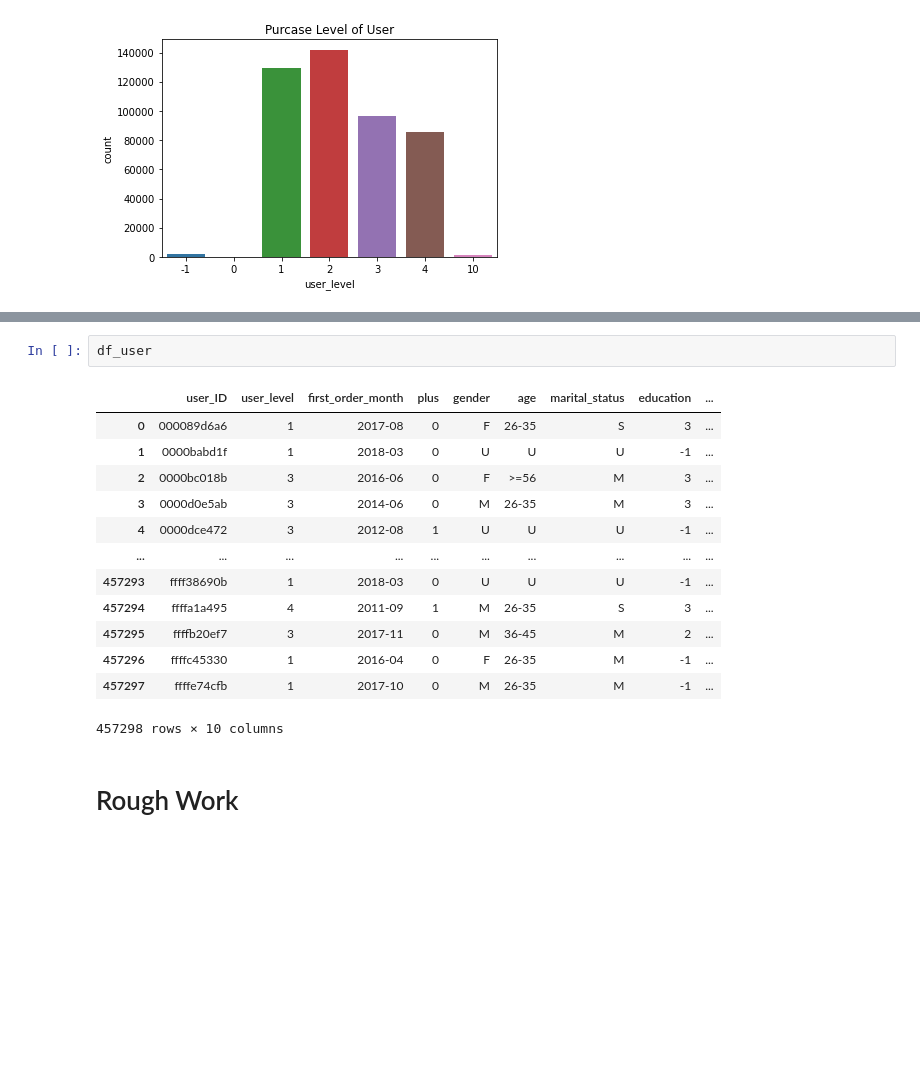
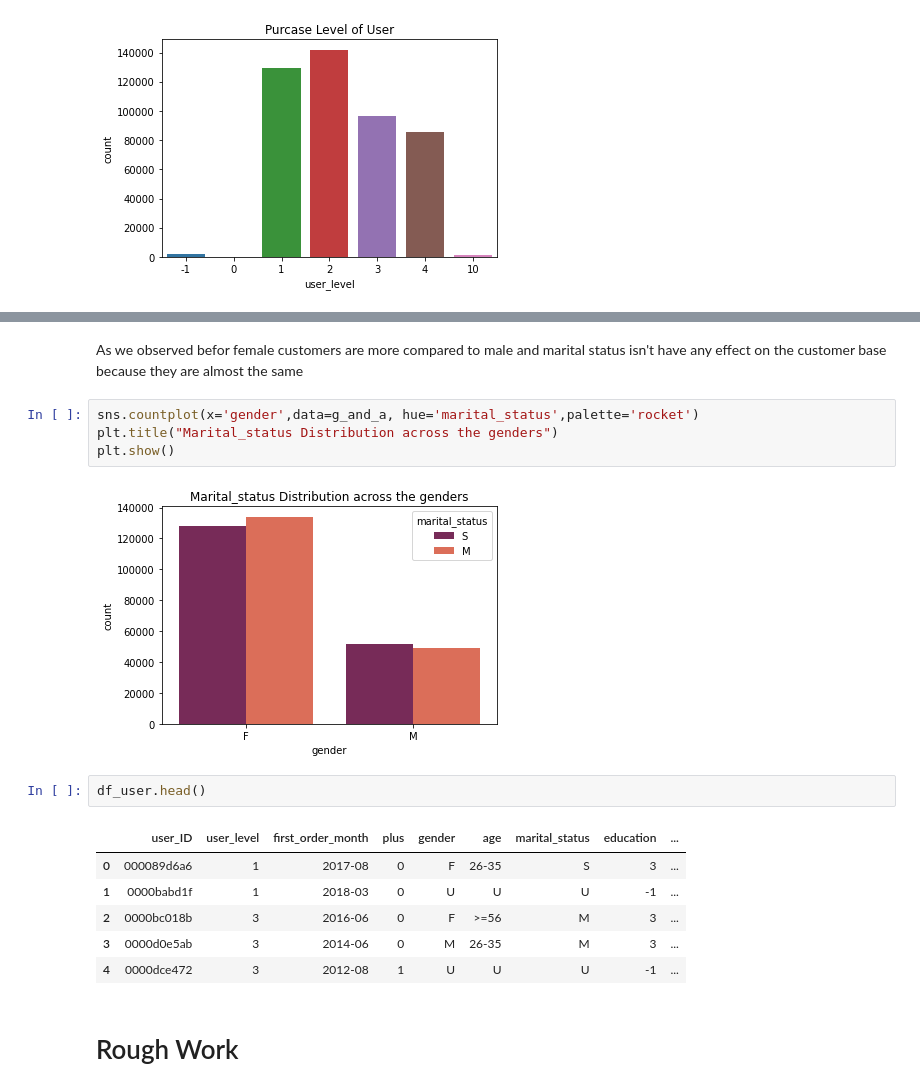
Before and after one commit to porallapradhyumna/Bussiness_Analysis-on-JD.com, a Jupyter notebook: Data_Analysis.ipynb, the cells around one changed output, grey strips where cells are left out. Saved outputs shown, nothing was run; the diff lists cells and outputs as text; blank space fills up the shorter version.

```diff
--- a/Data_Analysis.ipynb
+++ b/Data_Analysis.ipynb
@@ -423,5 +461,13 @@ plt.show()
+# %% [markdown]
+As we observed befor female customers are more compared to male and marital status isn't have any effect on the customer base because they are almost the same
+# %%
+sns.countplot(x='gender',data=g_and_a, hue='marital_status',palette='rocket')
+plt.title("Marital_status Distribution across the genders")
+plt.show()
+# %% [output]
+[figure, added]
 # %%
-df_user
+df_user.head()
 # %% [output]
 |  | user_ID | user_level | first_order_month | plus | gender | age | marital_status | education | ... |
 | 0 | 000089d6a6 | 1 | 2017-08 | 0 | F | 26-35 | S | 3 | ... |
@@ -429,13 +475,6 @@ df_user
 | 2 | 0000bc018b | 3 | 2016-06 | 0 | F | >=56 | M | 3 | ... |
 | 3 | 0000d0e5ab | 3 | 2014-06 | 0 | M | 26-35 | M | 3 | ... |
 | 4 | 0000dce472 | 3 | 2012-08 | 1 | U | U | U | -1 | ... |
-| ... | ... | ... | ... | ... | ... | ... | ... | ... | ... |
-| 457293 | ffff38690b | 1 | 2018-03 | 0 | U | U | U | -1 | ... |
-| 457294 | ffffa1a495 | 4 | 2011-09 | 1 | M | 26-35 | S | 3 | ... |
-| 457295 | ffffb20ef7 | 3 | 2017-11 | 0 | M | 36-45 | M | 2 | ... |
-| 457296 | ffffc45330 | 1 | 2016-04 | 0 | F | 26-35 | M | -1 | ... |
-| 457297 | ffffe74cfb | 1 | 2017-10 | 0 | M | 26-35 | M | -1 | ... |
-457298 rows × 10 columns
 # %% [markdown]
 # Rough Work
 # %% [markdown]
```
Also changed, not shown: parts of 8 cells of this notebook.
